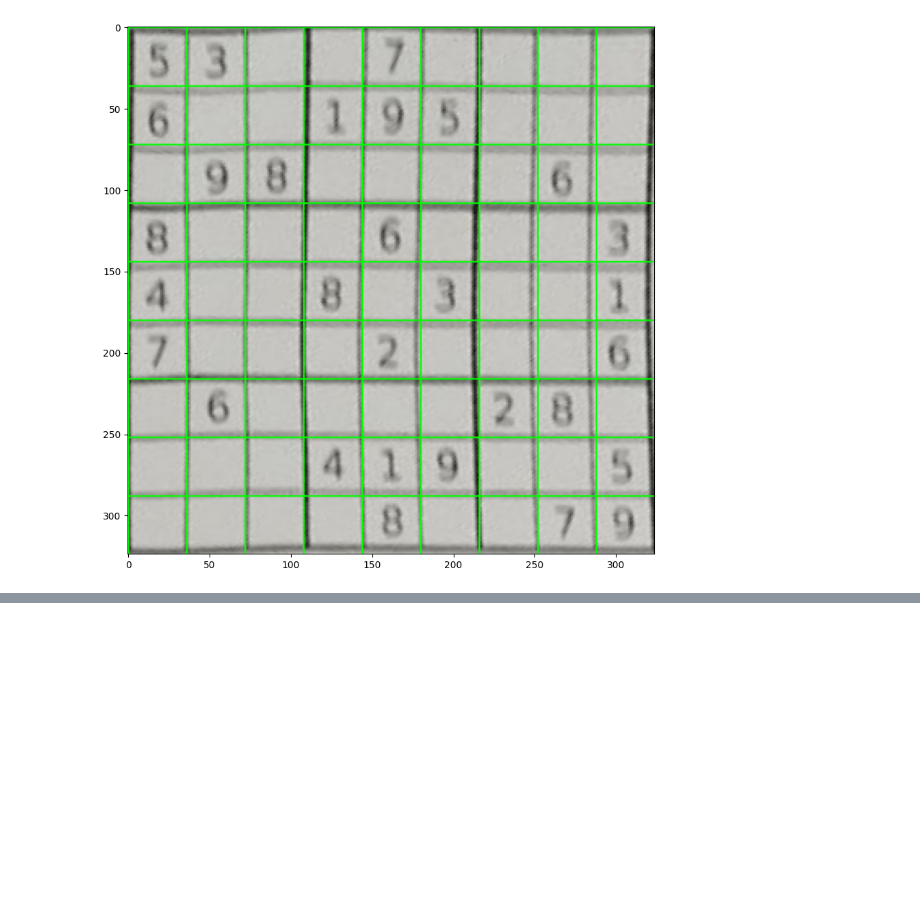
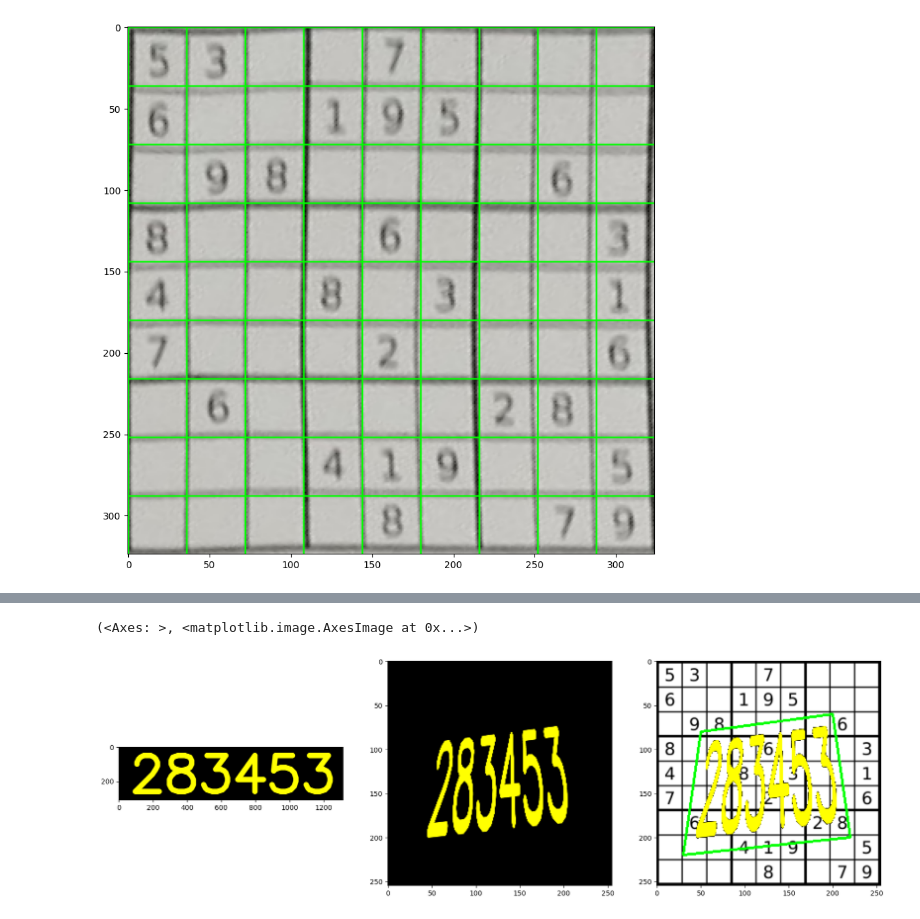
Before and after one commit to chaplinskij/rd_sudoku, a Jupyter notebook: sample.ipynb, the cells around one changed output, grey strips where cells are left out. Drawn from its saved outputs; the diff is of its cells as text; code cells hidden in the pictures; blank space fills up the shorter version.

```diff
--- a/sample.ipynb
+++ b/sample.ipynb
@@ -134,0 +248,76 @@ plt.imshow(cv2.cvtColor(result_image, cv2.COLOR_BGR2RGB))
+# %%
+import cv2
+import numpy as np
+from matplotlib import pyplot as plt
+
+# 1. Загрузка фонового изображения
+background = cv2.imread('data/s255.png')  # Замените 'background.jpg' на путь к вашему изображению
+height, width, _ = background.shape
+
+# 2. Создание пустого изображения для текста
+# text_image = np.zeros((100, 100, 3), dtype=np.uint8)
+
+# Текст и параметры шрифта
+text = "283453"
+font = cv2.FONT_HERSHEY_SIMPLEX
+font_scale = 10
+thickness = 30
+margin_text = 30 # percentage
+
+# Позиция для начала рисования текста
+(text_width, text_height), baseline = cv2.getTextSize(text, font, font_scale, thickness)
+margin = int(text_height * margin_text/100)
+text_width += margin + thickness//2
+text_height += margin + thickness//2
+text_image = np.zeros((text_height , text_width, 3), dtype=np.uint8)
+cv2.putText(text_image, text, (margin, text_height - margin//2 -  thickness//2), font, font_scale, (0, 255, 255), thickness, cv2.LINE_AA)
+
+# Координаты четырёхугольного полигона
+polygon_pts = np.array([[50, 80], [200, 60], [220, 200], [30, 220]], dtype=np.float32)
+
+# 3. Нарисуем текст на пустом изображении
+
+# Задаем целевые координаты для трансформации (полигона)
+destination_pts = np.array([[polygon_pts[0][0], polygon_pts[0][1]],
+                            [polygon_pts[1][0], polygon_pts[1][1]],
+                            [polygon_pts[2][0], polygon_pts[2][1]],
+                            [polygon_pts[3][0], polygon_pts[3][1]]], dtype=np.float32)
+
+# Вычисляем матрицу перспективного преобразования
+# Определяем исходные точки как углы bounding box текста
+src_pts = np.array([[0, 0], [text_width, 0],
+                    [text_width, text_height], [0, text_height]], dtype=np.float32)
+
+M = cv2.getPerspectiveTransform(src_pts, destination_pts)
+
+# Применяем перспективное преобразование
+warped_text_image = cv2.warpPerspective(text_image, M, (width, height))
+
+# 4. Наложение искаженного текста на фоновое изображение
+
+# Мы будем использовать маску текста для наложения на фон
+gray_warped_text = cv2.cvtColor(warped_text_image, cv2.COLOR_BGR2GRAY)
+_, mask = cv2.threshold(gray_warped_text, 1, 255, cv2.THRESH_BINARY)
+
+# Инвертируем маску для того, чтобы наложить текст на фон
+mask_inv = cv2.bitwise_not(mask)
+
+# Извлекаем область фона, куда будет наложен текст
+background_region = cv2.bitwise_and(background, background, mask=mask_inv)
+
+# Извлекаем сам текст из искаженного изображения
+text_region = cv2.bitwise_and(warped_text_image, warped_text_image, mask=mask)
+
+# Наложение текста на фон
+result = cv2.add(background_region, text_region)
+
+# 5. Нарисовать рамку для полигона на фоне
+polygon_pts_int = polygon_pts.astype(np.int32)  # Преобразуем координаты в целые числа
+cv2.polylines(result, [polygon_pts_int], isClosed=True, color=(0, 255, 0), thickness=2)  # Рисуем рамку полигона (зеленая)
+
+plt.subplot(131), plt.imshow(cv2.cvtColor(text_image, cv2.COLOR_BGR2RGB))
+plt.subplot(132), plt.imshow(cv2.cvtColor(warped_text_image, cv2.COLOR_BGR2RGB))
+plt.subplot(133), plt.imshow(cv2.cvtColor(result, cv2.COLOR_BGR2RGB))
+# %% [output]
+(<Axes: >, <matplotlib.image.AxesImage at 0x...>)
+[figure, added]
```
Also changed, not shown: parts of 3 cells of this notebook, 5 other files.
